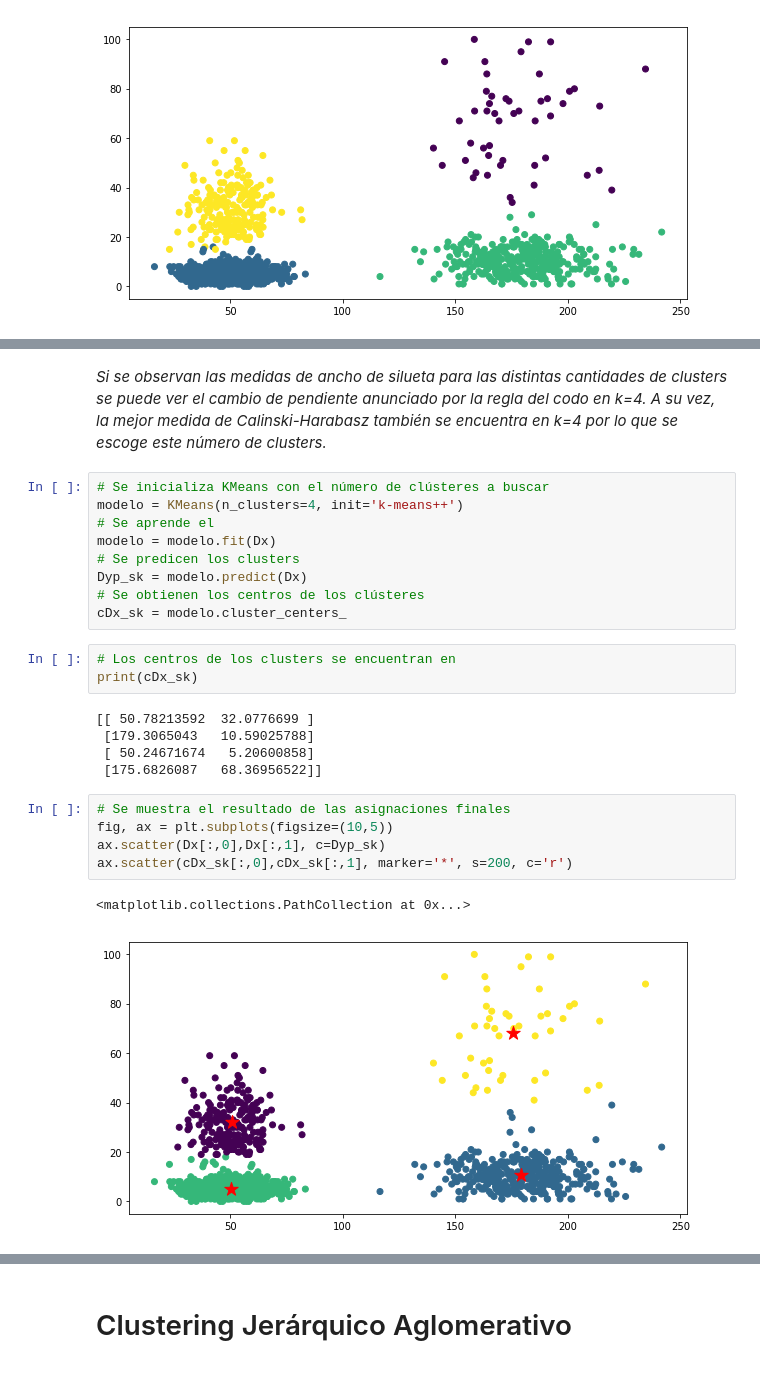
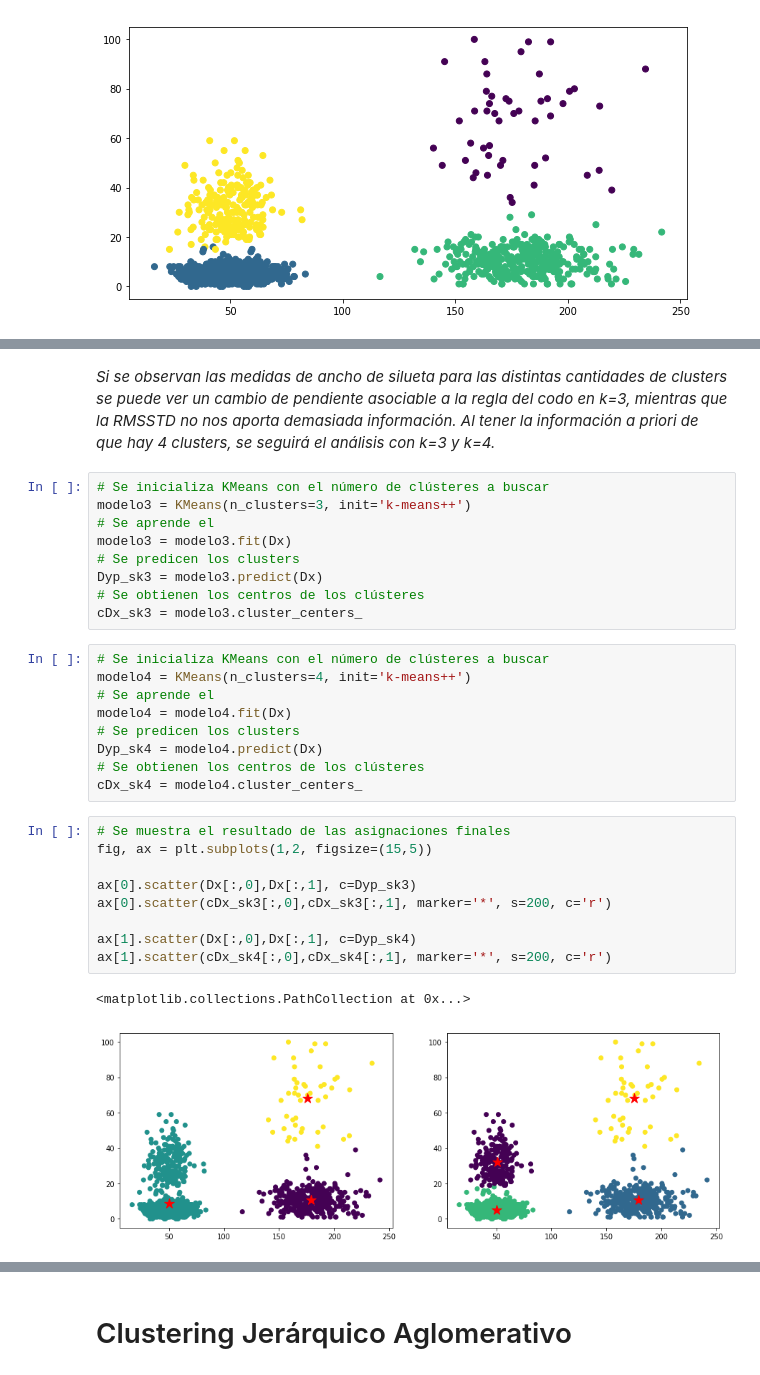
Before and after one commit to Samueljp/TF_AprendizajeNoSupervisado, a Jupyter notebook: Actividad_Final.ipynb, the cells around one changed output, grey strips where cells are left out. Cells and saved outputs as stored; diff of their text form.

```diff
--- a/Actividad_Final.ipynb
+++ b/Actividad_Final.ipynb
@@ -122,28 +140,33 @@ Text(0, 0.5, 'Medida de Calinski-Harabasz')
 # %% [markdown]
-*Si se observan las medidas de ancho de silueta para las distintas cantidades de clusters se puede ver el cambio de pendiente anunciado por la regla del codo en k=4. A su vez, la mejor medida de Calinski-Harabasz también se encuentra en k=4 por lo que se escoge este número de clusters.*
+*Si se observan las medidas de ancho de silueta para las distintas cantidades de clusters se puede ver un cambio de pendiente asociable a la regla del codo en k=3, mientras que la RMSSTD no nos aporta demasiada información. Al tener la información a priori de que hay 4 clusters, se seguirá el análisis con k=3 y k=4.*
+# %%
+# Se inicializa KMeans con el número de clústeres a buscar
+modelo3 = KMeans(n_clusters=3, init='k-means++')
+# Se aprende el
+modelo3 = modelo3.fit(Dx)
+# Se predicen los clusters
+Dyp_sk3 = modelo3.predict(Dx)
+# Se obtienen los centros de los clústeres
+cDx_sk3 = modelo3.cluster_centers_
 # %%
 # Se inicializa KMeans con el número de clústeres a buscar
-modelo = KMeans(n_clusters=4, init='k-means++')
+modelo4 = KMeans(n_clusters=4, init='k-means++')
 # Se aprende el
-modelo = modelo.fit(Dx)
+modelo4 = modelo4.fit(Dx)
 # Se predicen los clusters
-Dyp_sk = modelo.predict(Dx)
+Dyp_sk4 = modelo4.predict(Dx)
 # Se obtienen los centros de los clústeres
-cDx_sk = modelo.cluster_centers_
+cDx_sk4 = modelo4.cluster_centers_
-# %%
-# Los centros de los clusters se encuentran en
-print(cDx_sk)
-# %% [output]
-[[ 50.78213592  32.0776699 ]
- [179.3065043   10.59025788]
- [ 50.24671674   5.20600858]
- [175.6826087   68.36956522]]
 # %%
 # Se muestra el resultado de las asignaciones finales
-fig, ax = plt.subplots(figsize=(10,5))
-ax.scatter(Dx[:,0],Dx[:,1], c=Dyp_sk)
-ax.scatter(cDx_sk[:,0],cDx_sk[:,1], marker='*', s=200, c='r')
+fig, ax = plt.subplots(1,2, figsize=(15,5))
+
+ax[0].scatter(Dx[:,0],Dx[:,1], c=Dyp_sk3)
+ax[0].scatter(cDx_sk3[:,0],cDx_sk3[:,1], marker='*', s=200, c='r')
+
+ax[1].scatter(Dx[:,0],Dx[:,1], c=Dyp_sk4)
+ax[1].scatter(cDx_sk4[:,0],cDx_sk4[:,1], marker='*', s=200, c='r')
 # %% [output]
 <matplotlib.collections.PathCollection at 0x...>
-[figure, old version]
+[figure, new version]
 # %% [markdown]
```
Also changed, not shown: parts of 53 cells of this notebook.
